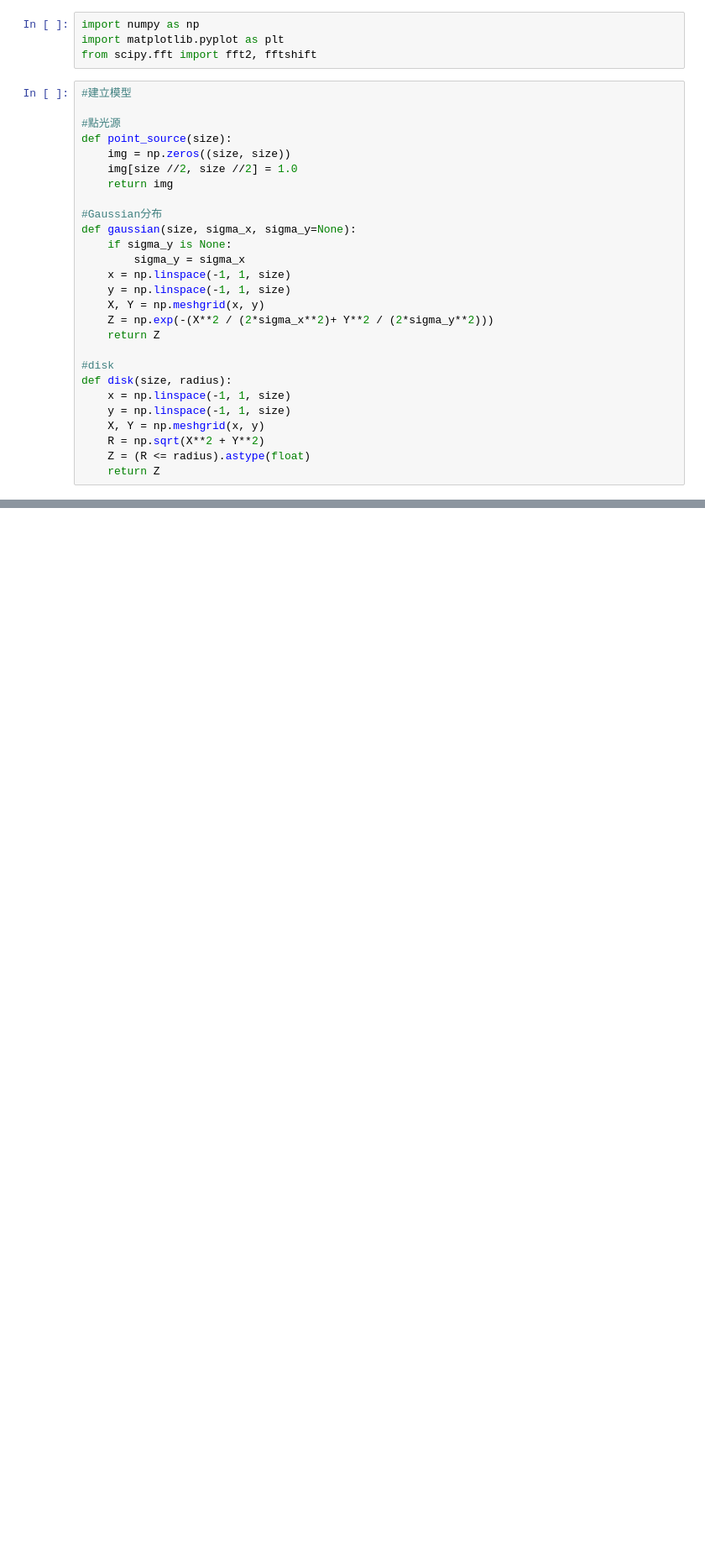
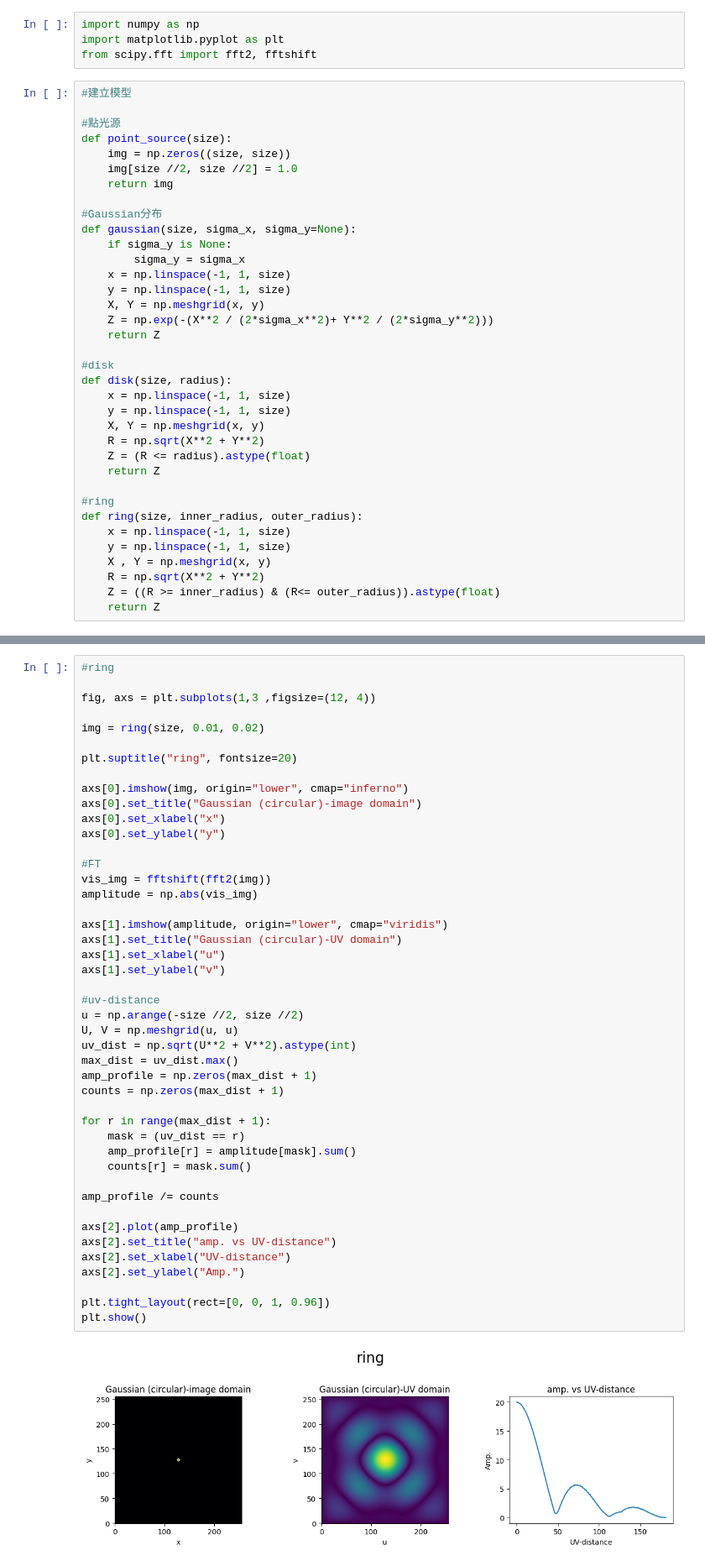
Before and after one commit to 000RF/intensity-and-visibility, a Jupyter notebook: intensity_visibility.ipynb, the cells around one changed output, grey strips where cells are left out. Shown at 84% size. Drawn from its saved outputs; the diff is of its cells as text; blank space fills up the shorter version.

Commit message:
ring

```diff
--- a/intensity_visibility.ipynb
+++ b/intensity_visibility.ipynb
@@ -29,6 +29,15 @@ def disk(size, radius):
     R = np.sqrt(X**2 + Y**2)
     Z = (R <= radius).astype(float)
     return Z
+
+#ring
+def ring(size, inner_radius, outer_radius):
+    x = np.linspace(-1, 1, size)
+    y = np.linspace(-1, 1, size)
+    X , Y = np.meshgrid(x, y)
+    R = np.sqrt(X**2 + Y**2)
+    Z = ((R >= inner_radius) & (R<= outer_radius)).astype(float)
+    return Z
 # %%
 #畫圖
 
@@ -87,2 +234,49 @@ plt.show()
+# %%
+#ring
+
+fig, axs = plt.subplots(1,3 ,figsize=(12, 4))
+
+img = ring(size, 0.01, 0.02)
+
+plt.suptitle("ring", fontsize=20)
+
+axs[0].imshow(img, origin="lower", cmap="inferno")
+axs[0].set_title("Gaussian (circular)-image domain")
+axs[0].set_xlabel("x")
+axs[0].set_ylabel("y")
+
+#FT
+vis_img = fftshift(fft2(img))
+amplitude = np.abs(vis_img)
+
+axs[1].imshow(amplitude, origin="lower", cmap="viridis")
+axs[1].set_title("Gaussian (circular)-UV domain")
+axs[1].set_xlabel("u")
+axs[1].set_ylabel("v")
+
+#uv-distance
+u = np.arange(-size //2, size //2)
+U, V = np.meshgrid(u, u)
+uv_dist = np.sqrt(U**2 + V**2).astype(int)
+max_dist = uv_dist.max()
+amp_profile = np.zeros(max_dist + 1)
+counts = np.zeros(max_dist + 1)
+
+for r in range(max_dist + 1):
+    mask = (uv_dist == r)
+    amp_profile[r] = amplitude[mask].sum()
+    counts[r] = mask.sum()
+
+amp_profile /= counts
+
+axs[2].plot(amp_profile)
+axs[2].set_title("amp. vs UV-distance")
+axs[2].set_xlabel("UV-distance")
+axs[2].set_ylabel("Amp.")
+
+plt.tight_layout(rect=[0, 0, 1, 0.96])
+plt.show()
+# %% [output]
+[figure, added]
 # %%
 
```
Also changed, not shown: parts of 5 cells of this notebook.
